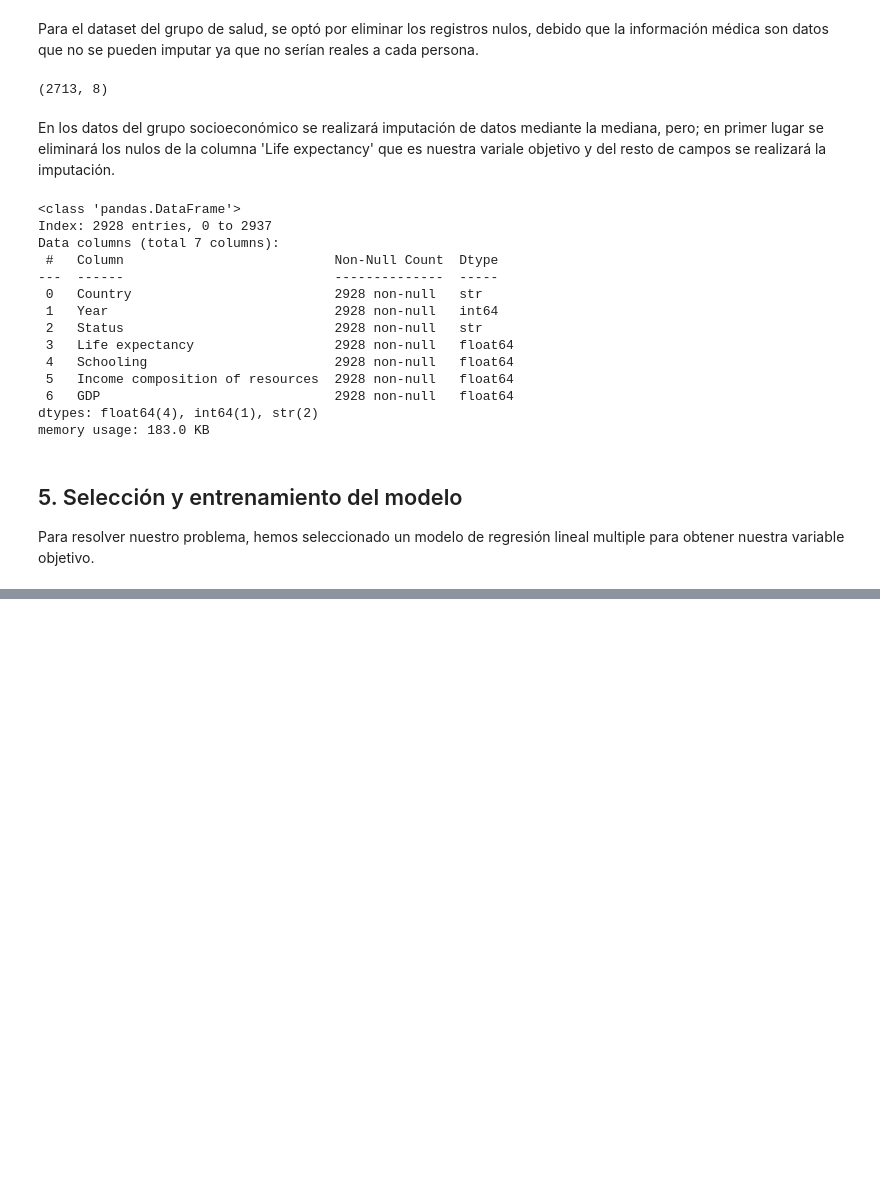
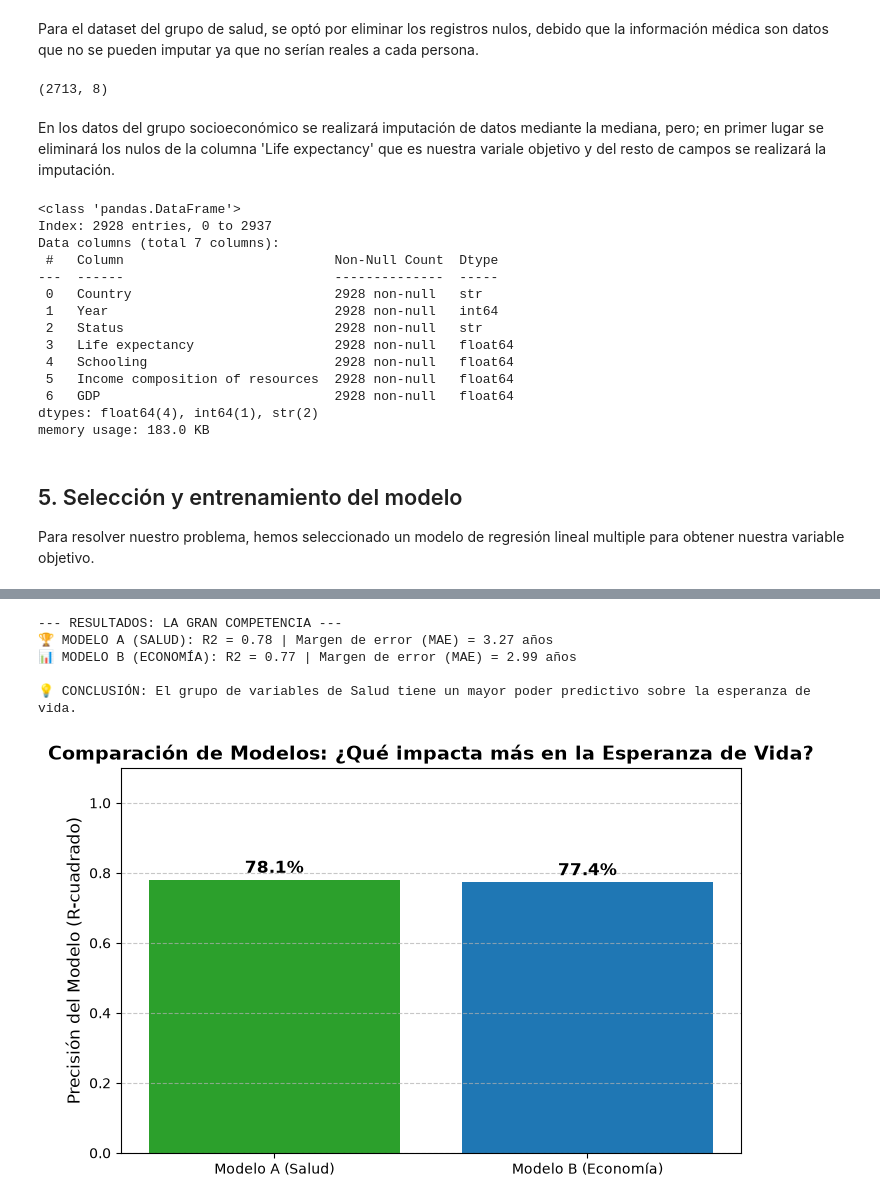
Before and after one commit to cburbano-usgp/grupo3_proyecto_aprendizaje_autom, a Jupyter notebook: Grupo3_proyecto.ipynb, the cells around one changed output, grey strips where cells are left out. Cells and saved outputs as stored; diff of their text form; code cells hidden in the pictures; blank space fills up the shorter version.

Commit message:
Modelos de entrenamiento v1

```diff
--- a/Grupo3_proyecto.ipynb
+++ b/Grupo3_proyecto.ipynb
@@ -257,7 +265,7 @@ Para resolver nuestro problema, hemos seleccionado un modelo de regresión linea
 # %%
-features_salud = ['xg', 'minutes', 'games_starts']
-X = df[features_lin]
-y = df['goals']
+features_salud = ['Year','BMI', 'Diphtheria', 'Polio', 'Alcohol']
+X = df_grupo_salud_dropna[features_salud]
+y = df_grupo_salud_dropna['Life expectancy']
 
 X_train, X_test, y_train, y_test = train_test_split(
     X, y, test_size=0.25, random_state=42)
@@ -266,6 +274,6 @@ modelo_lin = LinearRegression()
 modelo_lin.fit(X_train, y_train)
 
 print("Coeficientes (w):")
-for f, w in zip(features_lin, modelo_lin.coef_):
+for f, w in zip(features_salud, modelo_lin.coef_):
     print(f"   {f:<14}: {w:.4f}")
 print(f"Intercepto (b): {modelo_lin.intercept_:.4f}")
@@ -271,0 +305,67 @@ print(f"Intercepto (b): {modelo_lin.intercept_:.4f}")
+# %%
+# PASO 1: IMPORTAR LIBRERÍAS NECESARIAS
+from sklearn.ensemble import RandomForestRegressor
+from sklearn.metrics import mean_absolute_error, r2_score
+
+# PASO 2: PREPARAR LOS DATOS (Quitar columnas de texto y la variable a adivinar)
+columnas_a_quitar = ['Country', 'Year', 'Status', 'Life expectancy']
+
+# Modelo A: Datos de Salud
+X_salud = df_grupo_salud_dropna.drop(columns=columnas_a_quitar)
+y_salud = df_grupo_salud_dropna['Life expectancy']
+
+# Modelo B: Datos Socioeconómicos
+X_eco = df_grupo_socioeconomico_imputer.drop(columns=columnas_a_quitar)
+y_eco = df_grupo_socioeconomico_imputer['Life expectancy']
+
+# PASO 3: DIVIDIR LOS DATOS EN ESTUDIO (TRAIN) Y EXAMEN (TEST)
+# Salud
+X_train_s, X_test_s, y_train_s, y_test_s = train_test_split(X_salud, y_salud, test_size=0.20, random_state=42)
+# Economía
+X_train_e, X_test_e, y_train_e, y_test_e = train_test_split(X_eco, y_eco, test_size=0.20, random_state=42)
+
+# PASO 4: ENTRENAR LOS DOS MODELOS (Nuestras 2 máquinas)
+modelo_salud = RandomForestRegressor(n_estimators=100, random_state=42)
+modelo_salud.fit(X_train_s, y_train_s)
+
+modelo_eco = RandomForestRegressor(n_estimators=100, random_state=42)
+modelo_eco.fit(X_train_e, y_train_e)
+
+# PASO 5: EVALUAR Y COMPARAR (El examen final)
+predicciones_salud = modelo_salud.predict(X_test_s)
+r2_salud = r2_score(y_test_s, predicciones_salud)
+mae_salud = mean_absolute_error(y_test_s, predicciones_salud)
+
+predicciones_eco = modelo_eco.predict(X_test_e)
+r2_eco = r2_score(y_test_e, predicciones_eco)
+mae_eco = mean_absolute_error(y_test_e, predicciones_eco)
+
+print("--- RESULTADOS: LA GRAN COMPETENCIA ---")
+print(f"🏆 MODELO A (SALUD): R2 = {r2_salud:.2f} | Margen de error (MAE) = {mae_salud:.2f} años")
+print(f"📊 MODELO B (ECONOMÍA): R2 = {r2_eco:.2f} | Margen de error (MAE) = {mae_eco:.2f} años")
+
+ganador = "Salud" if r2_salud > r2_eco else "Socioeconómico"
+print(f"\n💡 CONCLUSIÓN: El grupo de variables de {ganador} tiene un mayor poder predictivo sobre la esperanza de vida.")
+
+# PASO 6: VISUALIZACIÓN FINAL PARA LA SUSTENTACIÓN
+# Gráfico comparativo de los puntajes R-cuadrado
+plt.figure(figsize=(8, 5))
+barras = plt.bar(['Modelo A (Salud)', 'Modelo B (Economía)'], [r2_salud, r2_eco], color=['#2ca02c', '#1f77b4'])
+
+# Añadir los porcentajes encima de las barras
+for barra in barras:
+    yval = barra.get_height()
+    plt.text(barra.get_x() + barra.get_width()/2, yval + 0.02, f"{yval*100:.1f}%", ha='center', fontsize=12, fontweight='bold')
+
+plt.ylim(0, 1.1)
+plt.ylabel('Precisión del Modelo (R-cuadrado)', fontsize=12)
+plt.title('Comparación de Modelos: ¿Qué impacta más en la Esperanza de Vida?', fontsize=14, fontweight='bold')
+plt.grid(axis='y', linestyle='--', alpha=0.7)
+plt.show()
+# %% [output]
+--- RESULTADOS: LA GRAN COMPETENCIA ---
+🏆 MODELO A (SALUD): R2 = 0.78 | Margen de error (MAE) = 3.27 años
+📊 MODELO B (ECONOMÍA): R2 = 0.77 | Margen de error (MAE) = 2.99 años
+
+💡 CONCLUSIÓN: El grupo de variables de Salud tiene un mayor poder predictivo sobre la esperanza de vida.
+[figure, added]
```
Also changed, not shown: parts of 3 cells of this notebook.
